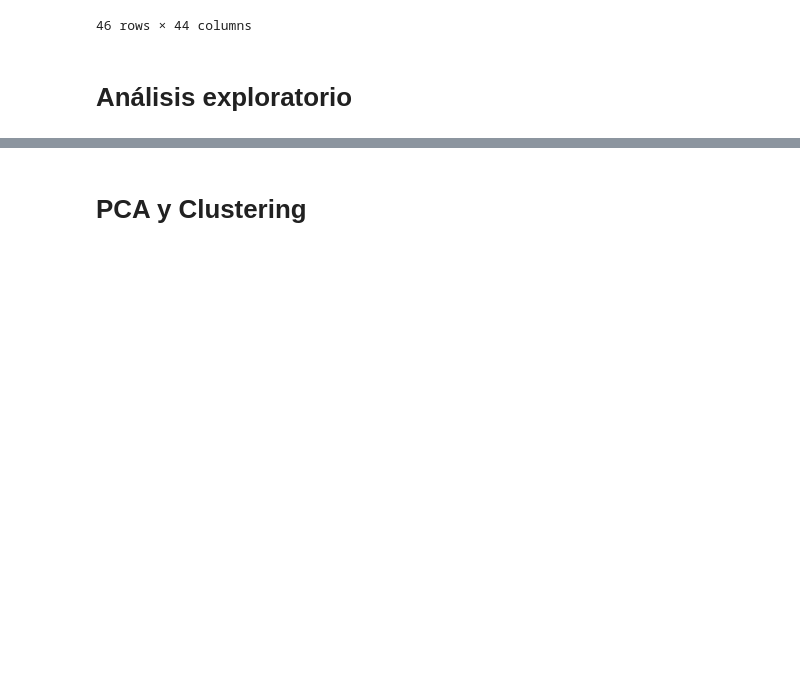
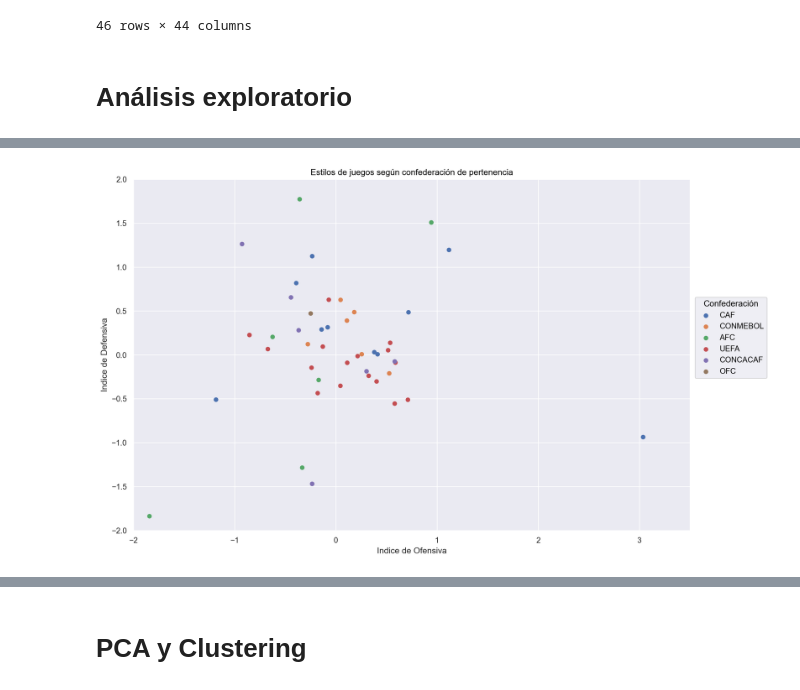
Before and after one commit to vinpalonsky/tp-labo-de-datos, a Jupyter notebook: vincenzo_palonsky-azul_soldani-francisco_amato.ipynb, the cells around one changed output, grey strips where cells are left out. Cells and saved outputs as stored; diff of their text form; code cells hidden in the pictures; blank space fills up the shorter version.

```diff
--- a/vincenzo_palonsky-azul_soldani-francisco_amato.ipynb
+++ b/vincenzo_palonsky-azul_soldani-francisco_amato.ipynb
@@ -461,0 +456,12 @@ df_selecciones[variables_ofensivas].sum(axis=1).name = "desempeño_ofensivo"
+# %%
+# Primero los datos de confederación a la cual pertenece cada selección, tomados de df_jugadores_limpia
+df_ofensiva_defensiva["confederacion"] = df_jugadores_limpia.groupby("seleccion")["confederacion"].first()
+
+# Ahora los datos de edad promedio, valor de mercado y la cantidad de mundiales promedio de cada jugador, tomados de df_selecciones
+df_ofensiva_defensiva[["valor_mercado_eur", "edad", "caps"]] = df_selecciones.set_index("seleccion")[["valor_mercado_eur",
+                                                                                                        "edad",
+                                                                                                        "caps"]]
+
+# Mejoro la visualización del valor de mercado para que sea mas legible
+df_ofensiva_defensiva["valor_mercado_eur"] = df_ofensiva_defensiva["valor_mercado_eur"] / 1_000_000
+df_ofensiva_defensiva = df_ofensiva_defensiva.rename(columns={"valor_mercado_eur": "valor_mercado_mill_eur"})
@@ -461,0 +501,18 @@ df_selecciones[variables_ofensivas].sum(axis=1).name = "desempeño_ofensivo"
+# %%
+(
+        so.Plot(data = df_ofensiva_defensiva,
+                x = "indice_ofensiva",
+                y = "indice_defensiva",
+                color="confederacion",)
+        .add(so.Dot())
+        .limit(x=(-2, 3.5), y=(-2, 2))
+        .layout(size=(12,8))
+        .label(
+                x="Indice de Ofensiva",
+                y="Indice de Defensiva",
+                title="Estilos de juegos según confederación de pertenencia",
+                color="Confederación"
+        )
+)
+# %% [output]
+[figure, added]
```
Also changed, not shown: parts of 52 cells of this notebook.
